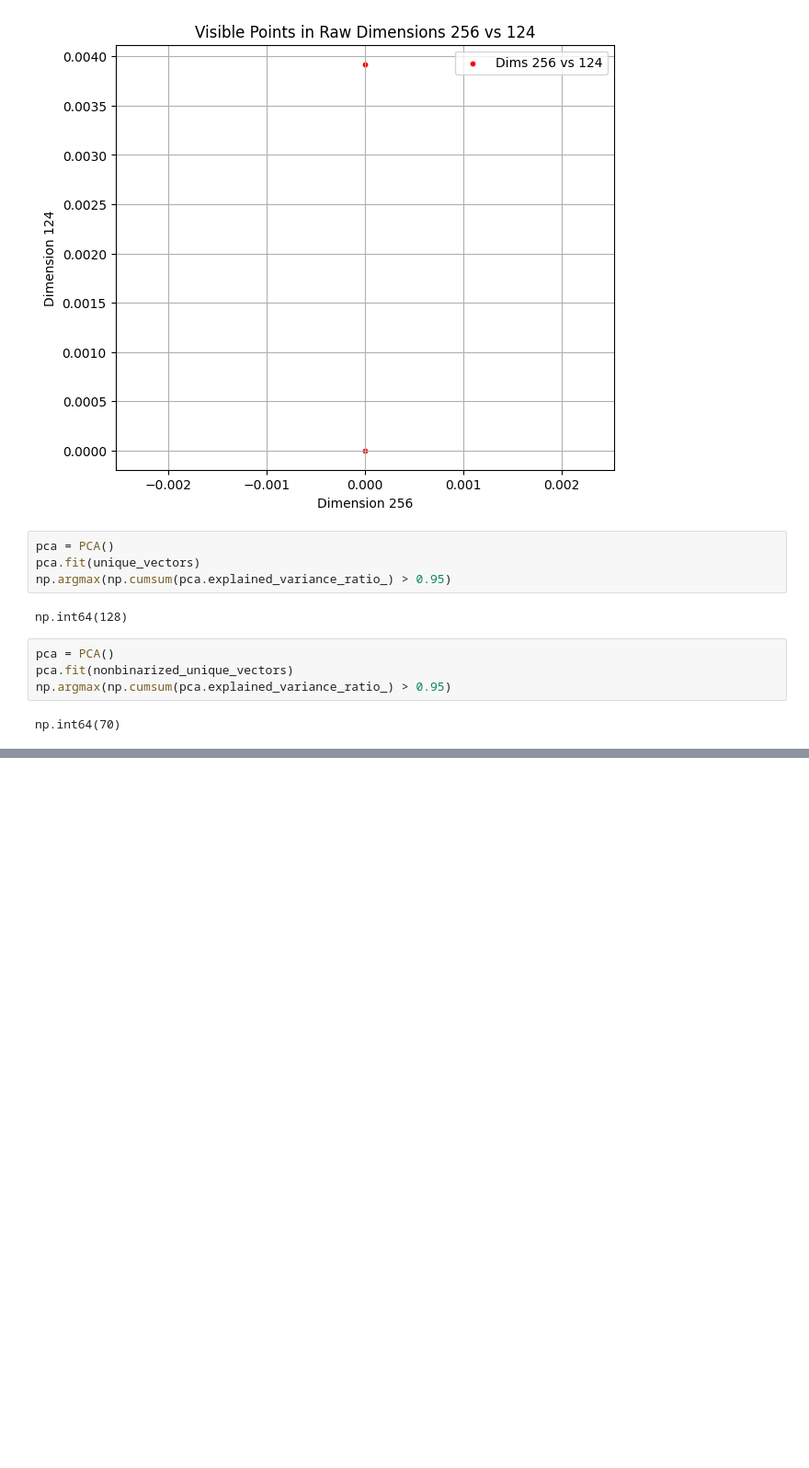
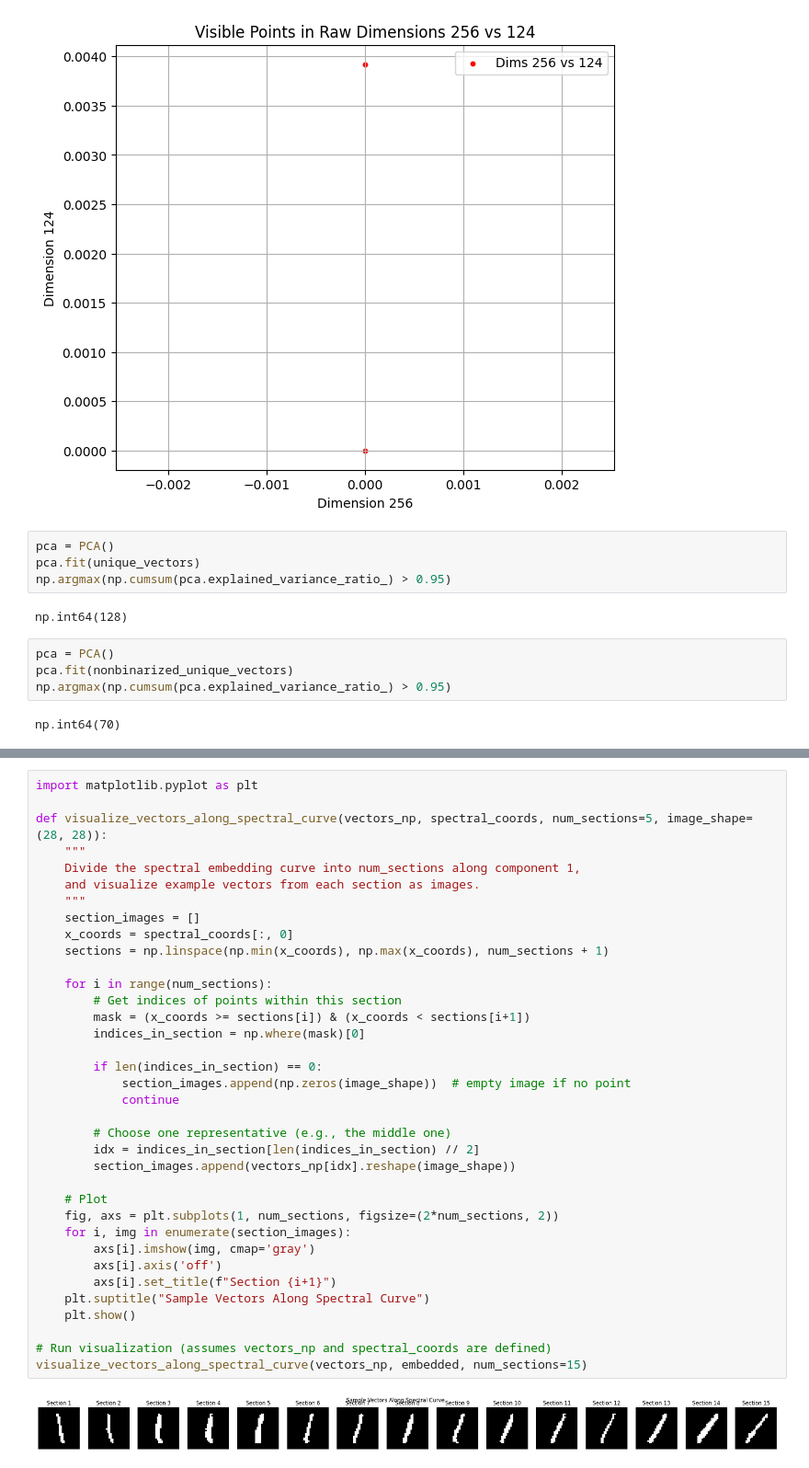
Before and after one commit to Antel0pe/SpaceOfMNIST-Digits, a Jupyter notebook: ExploringDimensions.ipynb, the cells around one changed output, grey strips where cells are left out. Shown at 92% size. Cells and saved outputs as stored; diff of their text form; blank space fills up the shorter version.

```diff
--- a/ExploringDimensions.ipynb
+++ b/ExploringDimensions.ipynb
@@ -1411,0 +1534,38 @@ plot_neighbor_distance_profile(vectors_np, k=6725)
+# %%
+import matplotlib.pyplot as plt
+
+def visualize_vectors_along_spectral_curve(vectors_np, spectral_coords, num_sections=5, image_shape=(28, 28)):
+    """
+    Divide the spectral embedding curve into num_sections along component 1,
+    and visualize example vectors from each section as images.
+    """
+    section_images = []
+    x_coords = spectral_coords[:, 0]
+    sections = np.linspace(np.min(x_coords), np.max(x_coords), num_sections + 1)
+
+    for i in range(num_sections):
+        # Get indices of points within this section
+        mask = (x_coords >= sections[i]) & (x_coords < sections[i+1])
+        indices_in_section = np.where(mask)[0]
+
+        if len(indices_in_section) == 0:
+            section_images.append(np.zeros(image_shape))  # empty image if no point
+            continue
+
+        # Choose one representative (e.g., the middle one)
+        idx = indices_in_section[len(indices_in_section) // 2]
+        section_images.append(vectors_np[idx].reshape(image_shape))
+
+    # Plot
+    fig, axs = plt.subplots(1, num_sections, figsize=(2*num_sections, 2))
+    for i, img in enumerate(section_images):
+        axs[i].imshow(img, cmap='gray')
+        axs[i].axis('off')
+        axs[i].set_title(f"Section {i+1}")
+    plt.suptitle("Sample Vectors Along Spectral Curve")
+    plt.show()
+
+# Run visualization (assumes vectors_np and spectral_coords are defined)
+visualize_vectors_along_spectral_curve(vectors_np, embedded, num_sections=15)
+# %% [output]
+[figure, added]
```
Also changed, not shown: parts of 19 cells of this notebook.
